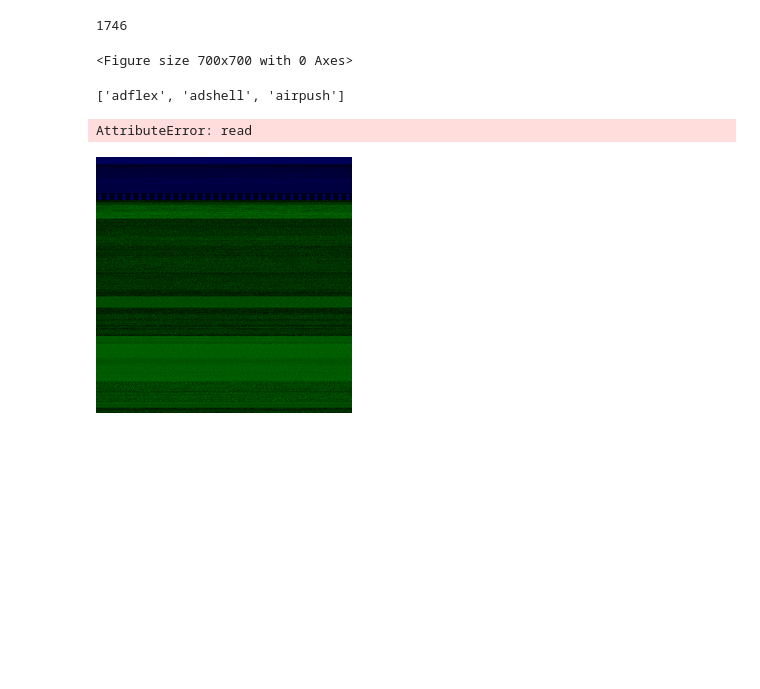
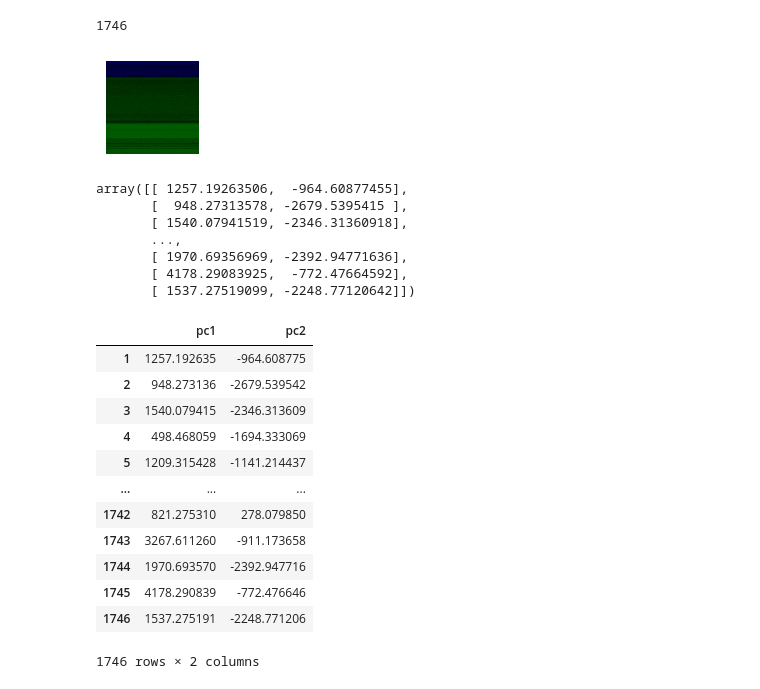
Before and after one commit to dnzambuli/CSI2020-classwork, a Jupyter notebook: pca/task.ipynb, the cells around one changed output. Cells and saved outputs as stored; diff of their text form; code cells hidden in the pictures; blank space fills up the shorter version.

```diff
--- a/pca/task.ipynb
+++ b/pca/task.ipynb
@@ -35,6 +35,7 @@ for file in os.listdir(in_path):
 #     try reading the images
         try:
             pic = im.open(img_path)
+            pic = np.array(pic)
             images.append(pic)
         except:
             print(f"Can't open: {img_path}")
@@ -49,32 +50,55 @@ import matplotlib.pyplot as plt
 import numpy as np
 import pandas as pd
 from sklearn.decomposition import PCA
-# %%
-# resize images
-# resize the images
-numImg = len(images)
-newSize = plt.figure(figsize = (7, 7))
-imgdata = np.zeros(shape= (numImg, 36963))
-# %% [output]
-<Figure size 700x700 with 0 Axes>
 # %%
 # flatten the images
 import matplotlib.image as mpimg
+# %%
+numImages = len(images)
+Images = np.array(images)
+tileSize = plt.figure(figsize = (7, 7))
+imgData = []
+for image in Images:
+    img = image
+    ax = tileSize.add_subplot(5,5, i+1)
+    plt.imshow(img)
+    plt.axis('off')
+    # flatten images
+    imgData.append(img.flatten())
+# %% [output]
+[figure, added]
 # %%
-imgData = np.zeros(shape= (numImg, 36963))
-img_paths = [i for i in os.listdir(in_path)]
-img_paths[0:3]
+# pca data
+pca_data = np.array(imgData)
+# pca with 2 key components
+pca = PCA(n_components=2)
+pca_result = pca.fit_transform(pca_data)
-# %% [output]
-['adflex', 'adshell', 'airpush']
 # %%
-# retrieve the images
-photos = np.array(images)
-for i in range(len(images)):
-    img = mpimg.imread(photos[i]) #retrieve the images
-    imgData[i] = np.array(img[i].flatten()).reshape(1, img.shape[0]* img.shape[1]* img.shape[2]) # flatten
+# retrieve the results
+pca_result
 # %% [output]
-AttributeError: read
+array([[ 1257.19263506,  -964.60877455],
+       [  948.27313578, -2679.5395415 ],
+       [ 1540.07941519, -2346.31360918],
+       ...,
+       [ 1970.69356969, -2392.94771636],
+       [ 4178.29083925,  -772.47664592],
+       [ 1537.27519099, -2248.77120642]])
 # %%
-images[1]
+# convert to Dataframe
+projected = pd.DataFrame(pca_result, columns = ['pc1', 'pc2'], index =range(1, numImages + 1))
+projected
 # %% [output]
-[figure, removed]
+|  | pc1 | pc2 |
+| 1 | 1257.192635 | -964.608775 |
+| 2 | 948.273136 | -2679.539542 |
+| 3 | 1540.079415 | -2346.313609 |
+| 4 | 498.468059 | -1694.333069 |
+| 5 | 1209.315428 | -1141.214437 |
+| ... | ... | ... |
+| 1742 | 821.275310 | 278.079850 |
+| 1743 | 3267.611260 | -911.173658 |
+| 1744 | 1970.693570 | -2392.947716 |
+| 1745 | 4178.290839 | -772.476646 |
+| 1746 | 1537.275191 | -2248.771206 |
+1746 rows × 2 columns
```
Also changed, not shown: parts of 3 cells of this notebook.
